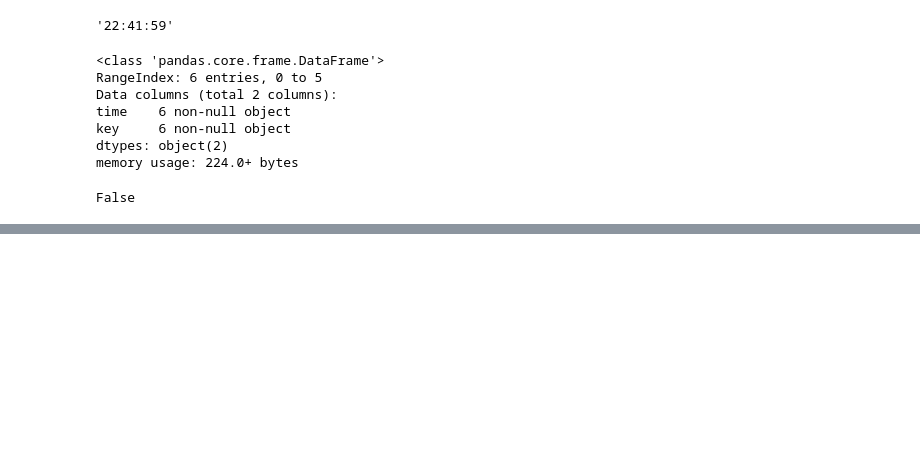
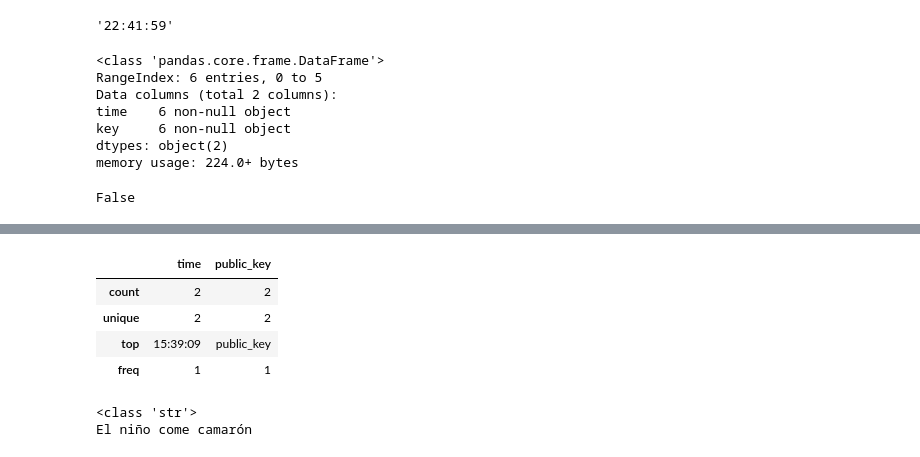
Before and after one commit to stanlypalathingal/MS-dissertaion-project, a Jupyter notebook: encryption/encrypt_3.ipynb, the cells around one changed output, grey strips where cells are left out. Saved outputs shown, nothing was run; the diff lists cells and outputs as text; code cells hidden in the pictures; blank space fills up the shorter version.

```diff
--- a/encryption/encrypt_3.ipynb
+++ b/encryption/encrypt_3.ipynb
@@ -201,0 +262,6 @@ False
+# %%
+df1=pd.read_csv("data_request1.csv",names=['time','public_key'])
+print(type(df1.public_key[0]))
+df1.head(10)
+a=df1.public_key[1]
+a
@@ -201,0 +288,16 @@ False
+# %%
+df1.describe()
+# %% [output]
+|  | time | public_key |
+| count | 2 | 2 |
+| unique | 2 | 2 |
+| top | 15:39:09 | public_key |
+| freq | 1 | 1 |
+# %%
+x = b'El ni\xc3\xb1o come camar\xc3\xb3n'
+s = x.decode()
+print(type(s))
+print(s)
+# %% [output]
+<class 'str'>
+El niño come camarón
```
Also changed, not shown: parts of 7 cells of this notebook, 15 other files.
